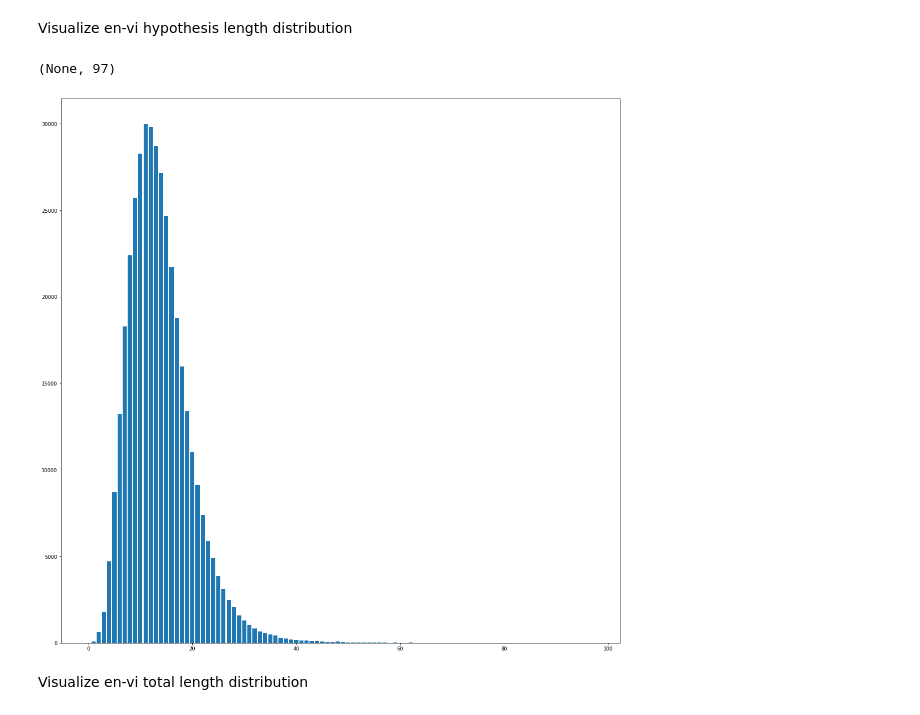
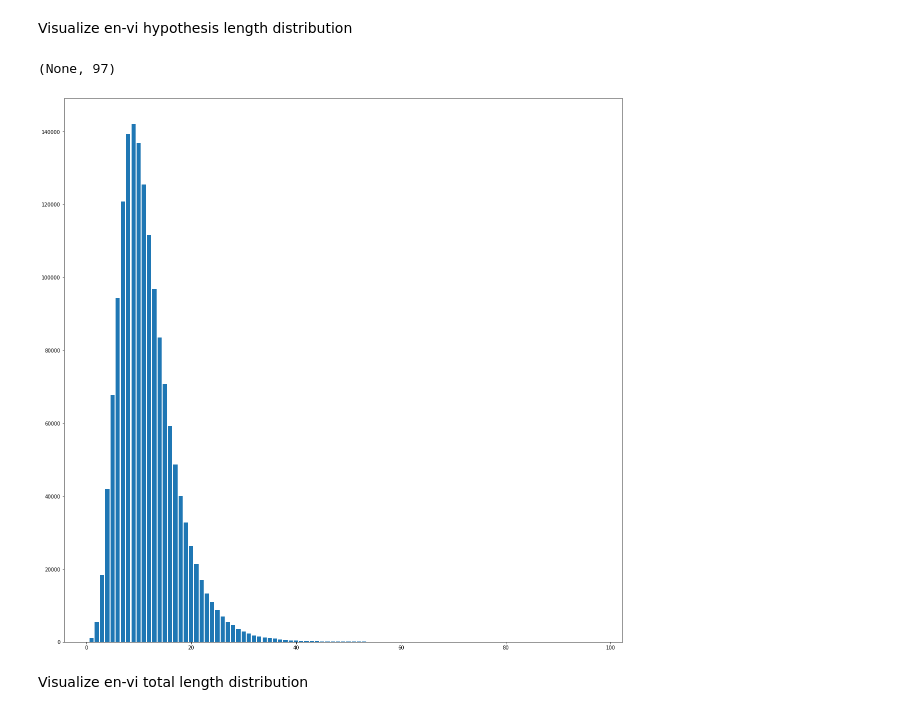
Before and after one commit to namlv97/en-vi-nli-xlm-roberta-base-4-last-layers, a Jupyter notebook: merge_en_vi_xnli_dataset.ipynb, the cells around one changed output. Saved outputs shown, nothing was run; the diff lists cells and outputs as text; code cells hidden in the pictures.

```diff
--- a/merge_en_vi_xnli_dataset.ipynb
+++ b/merge_en_vi_xnli_dataset.ipynb
@@ -278,0 +256,3 @@ Note: Because the dataset is tokenized already -> use whitespace tokenizer
+# %%
+train=pd.read_csv(f'{bilingual_dataset_directory}/train.csv')
+valid=pd.read_csv(f'{bilingual_dataset_directory}/valid.csv')
@@ -293,0 +282,4 @@ vi_vi_train['total_length']=vi_vi_train['norm_premise_length']+vi_vi_train['norm
+# %%
+train['premise_length']=train['premise'].map(get_seq_length)
+train['hypothesis_length']=train['hypothesis'].map(get_seq_length)
+train['total_length']=train['premise_length']+train['hypothesis_length']
@@ -309,13 +305,13 @@ seq_len_visualizer(x,y),max(x)
 # %% [markdown]
 Visualize en-vi hypothesis length distribution
 # %%
-value_counts=en_vi_train['norm_hypothesis_length'].value_counts()
+value_counts=train['hypothesis_length'].value_counts()
 dict_occurs=value_counts.to_dict()
 x,y=list(dict_occurs.keys()),list(dict_occurs.values())
 seq_len_visualizer(x,y),max(x)
 # %% [output]
 (None, 97)
-[figure, old version]
+[figure, new version]
 # %% [markdown]
 Visualize en-vi total length distribution
 # %%
```
Also changed, not shown: parts of 63 cells of this notebook.
